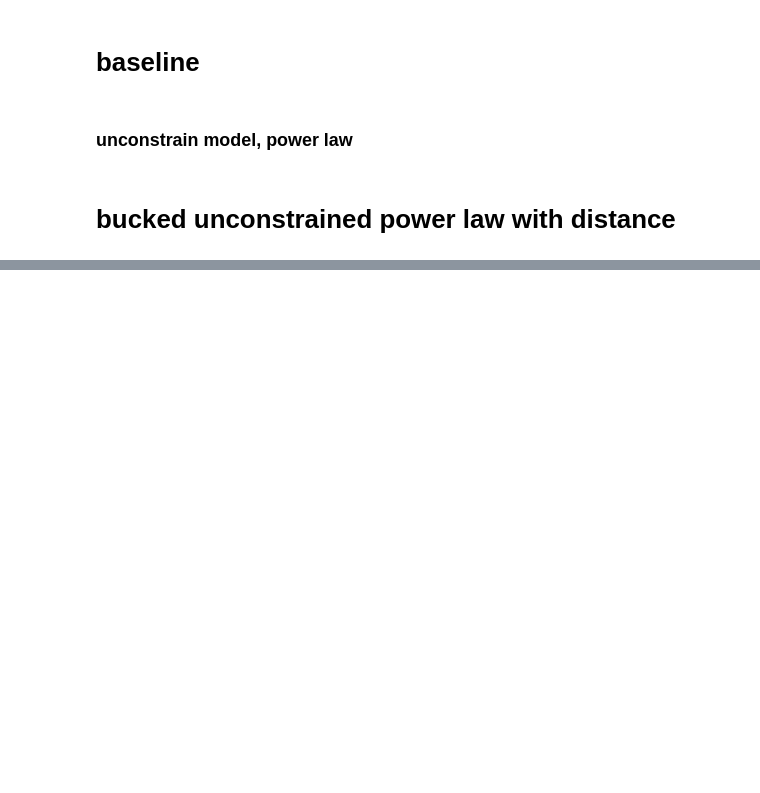
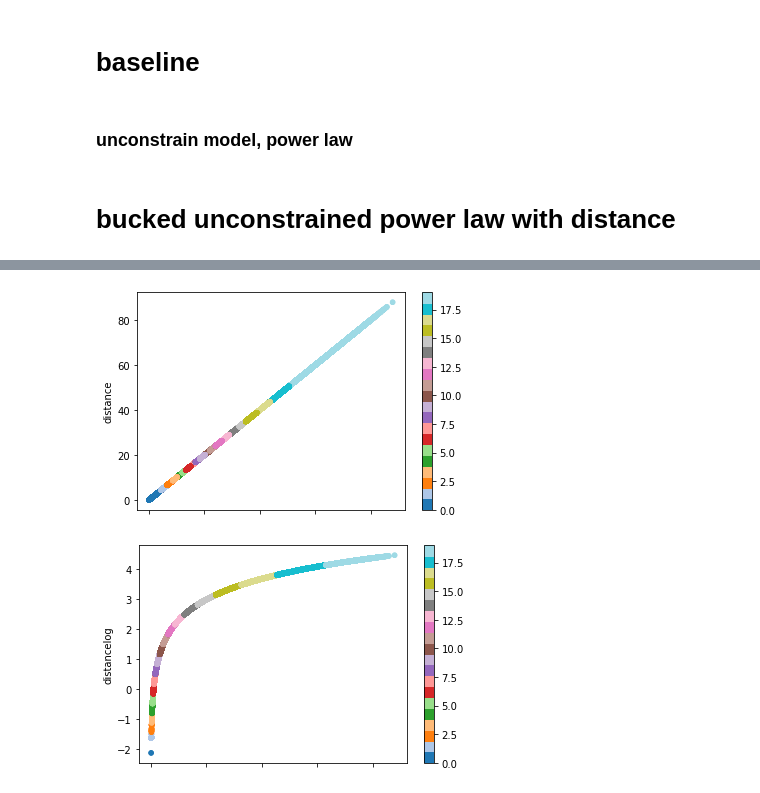
Before and after one commit to yuribogomolov/sttn, a Jupyter notebook: notebooks/generic_gravity_model.ipynb, the cells around one changed output, grey strips where cells are left out. Drawn from its saved outputs; the diff is of its cells as text; code cells hidden in the pictures; blank space fills up the shorter version.

```diff
--- a/notebooks/generic_gravity_model.ipynb
+++ b/notebooks/generic_gravity_model.ipynb
@@ -614,0 +578,20 @@ results
+# %%
+city = 'Chicago.csv'
+df = pd.read_csv(citiesDir+city)
+bins = 20
+df['bin'] = pd.qcut(df['distance'], q=bins)
+df = df.sort_values(by='bin')
+df['bin'] = df['bin'].astype(str)
+binDict = {}
+for i,j in enumerate(df.bin.unique()):
+    binDict[j] = i
+df['binc'] = df['bin'].apply(lambda x: binDict[x])
+df['distancelog'] = np.log(df['distance'])
+df['binlog'] = pd.cut(df['distancelog'], bins=bins)
+df = df.sort_values(by='binlog')
+df['binlog'] = df['binlog'].astype(str)
+binDictlog = {}
+for i,j in enumerate(df.binlog.unique()):
+    binDictlog[j] = i
+df['binlogc'] = df['binlog'].apply(lambda x: binDictlog[x])
+df
@@ -614,0 +612,7 @@ results
+# %%
+df.plot(kind='scatter', x='distance', y='distance', c=df['binc'], cmap='tab20')
+df.plot(kind='scatter', x='distance', y='distancelog', c=df['binlogc'], cmap='tab20')
+plt.show()
+# %% [output]
+[figure, added]
+[figure, added]
```
Also changed, not shown: parts of 48 cells of this notebook.
